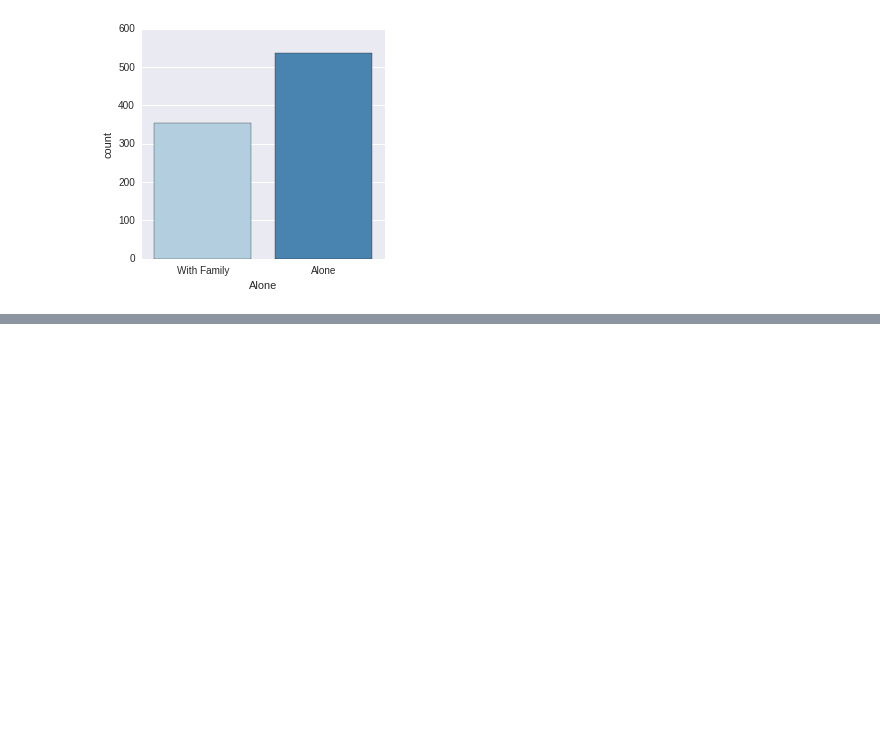
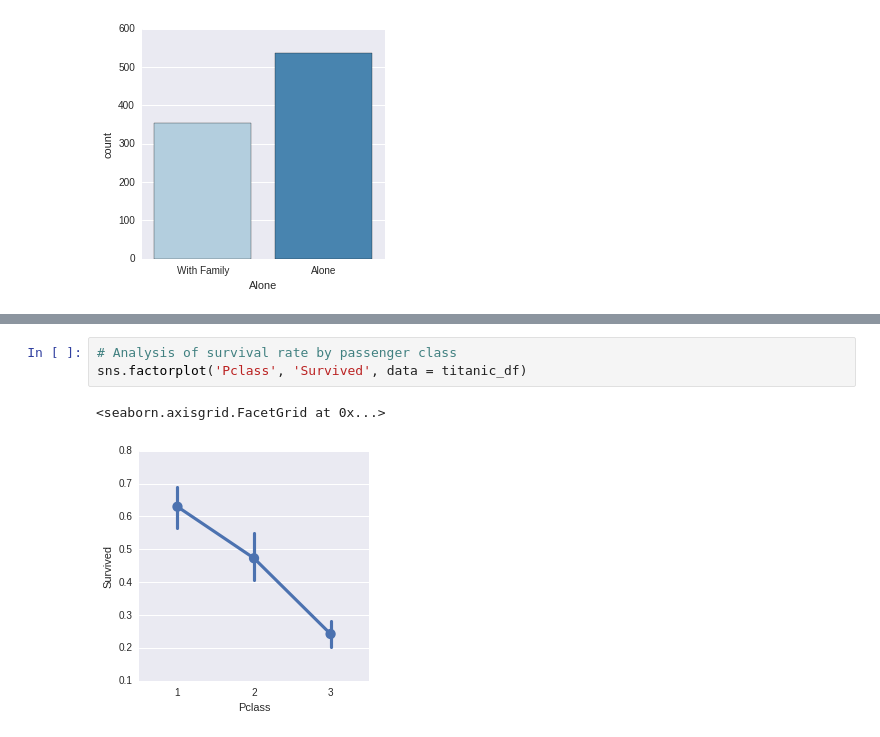
Before and after one commit to jarturomora/python-data-analysis, a Jupyter notebook: Project 1 - Titanic Kaggle Contest.ipynb, the cells around one changed output, grey strips where cells are left out. Cells and saved outputs as stored; diff of their text form; blank space fills up the shorter version.

```diff
--- a/Project 1 - Titanic Kaggle Contest.ipynb
+++ b/Project 1 - Titanic Kaggle Contest.ipynb
@@ -219,0 +230,6 @@ sns.factorplot('Alone', data = titanic_df, palette = 'Blues', kind = 'count')
+# %%
+# Analysis of survival rate by passenger class
+sns.factorplot('Pclass', 'Survived', data = titanic_df)
+# %% [output]
+<seaborn.axisgrid.FacetGrid at 0x...>
+[figure, added]
```
Also changed, not shown: parts of 13 cells of this notebook, 1 other file.
